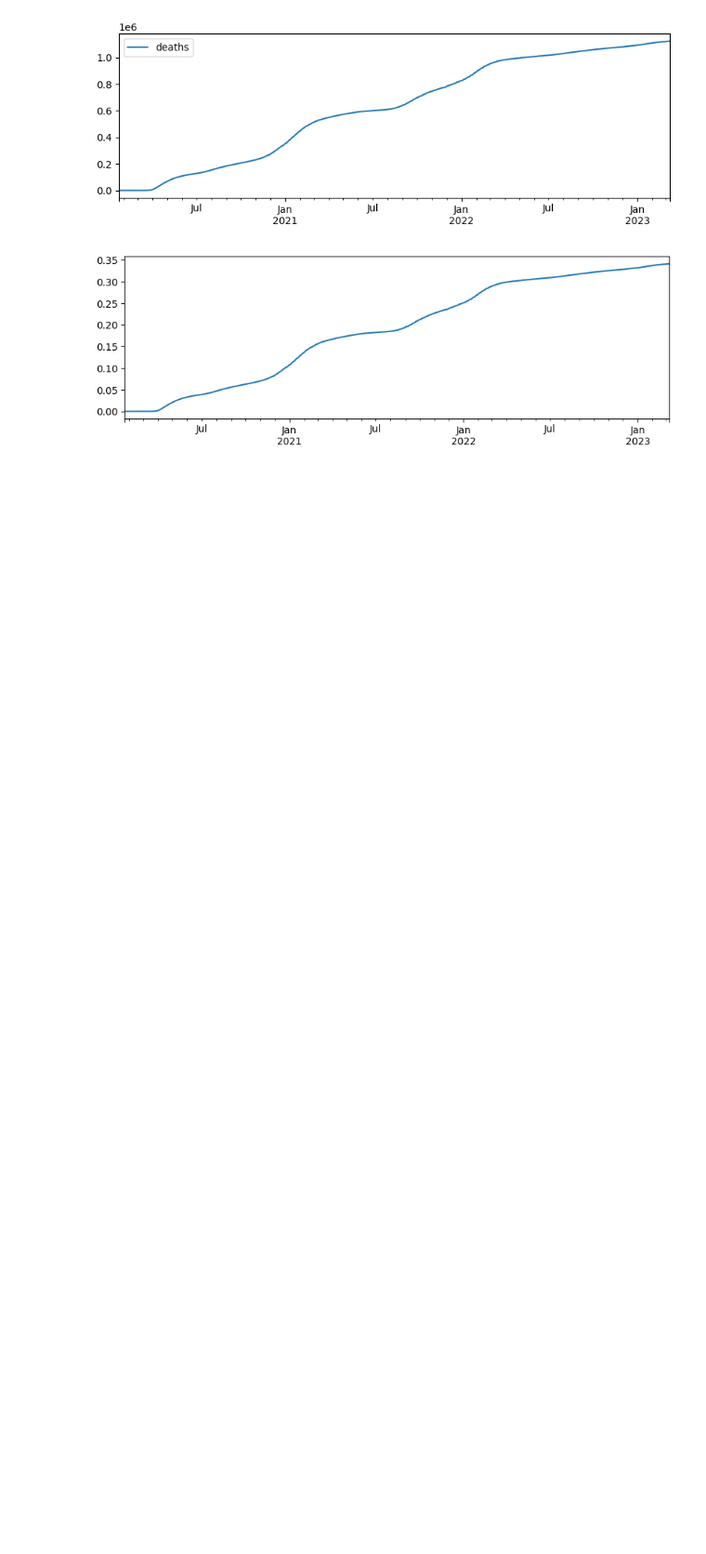
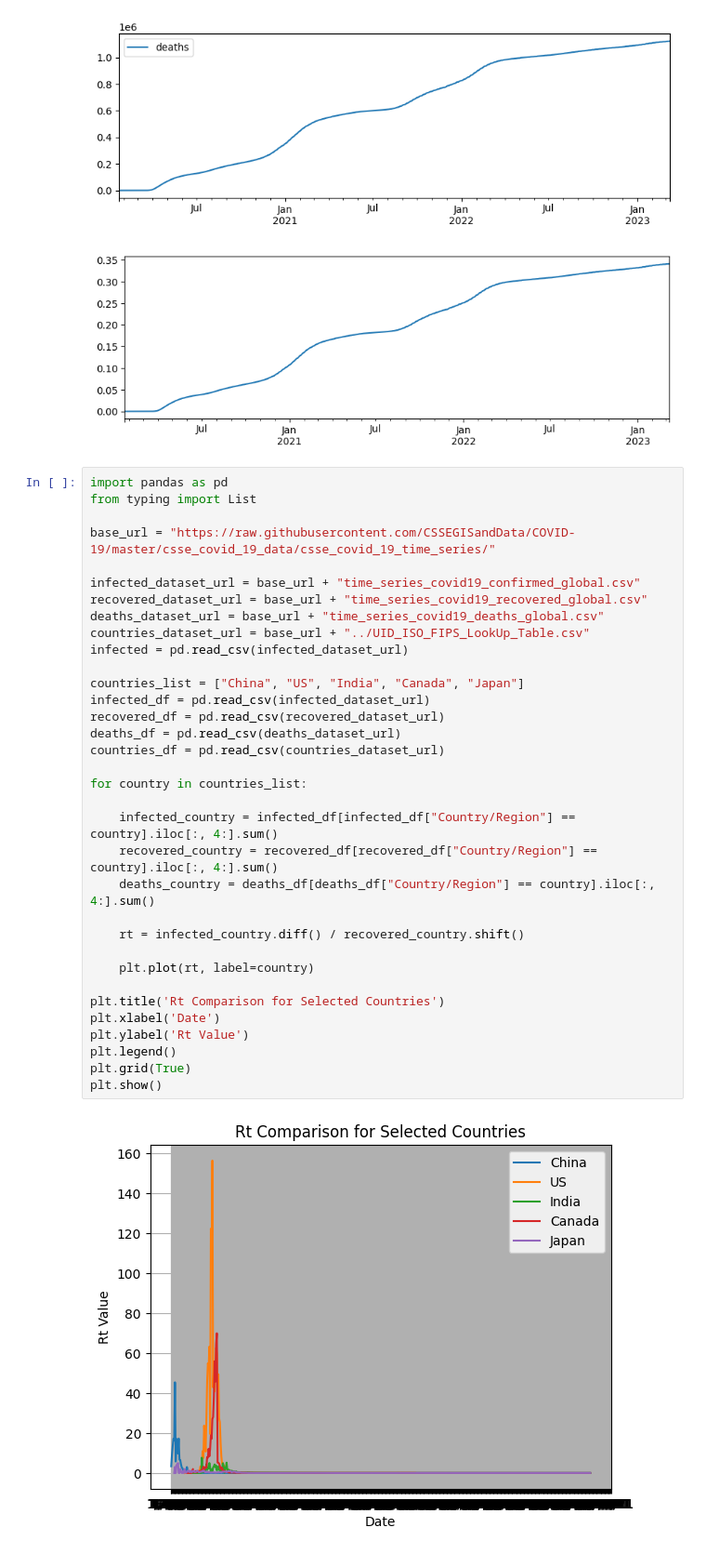
Before and after one commit to bupt-zhangleihan/assignment-1-fundamentals-of-git-laizi1688, a Jupyter notebook: 07.ipynb, the cells around one changed output. Shown at 93% size. Saved outputs shown, nothing was run; the diff lists cells and outputs as text; blank space fills up the shorter version.

```diff
--- a/07.ipynb
+++ b/07.ipynb
@@ -102,3 +102,39 @@ plt.show()
 # %% [output]
 [figure]
 [figure]
+# %%
+import pandas as pd
+from typing import List
+
+base_url = "https://raw.githubusercontent.com/CSSEGISandData/COVID-19/master/csse_covid_19_data/csse_covid_19_time_series/"
+
+infected_dataset_url = base_url + "time_series_covid19_confirmed_global.csv"
+recovered_dataset_url = base_url + "time_series_covid19_recovered_global.csv"
+deaths_dataset_url = base_url + "time_series_covid19_deaths_global.csv"
+countries_dataset_url = base_url + "../UID_ISO_FIPS_LookUp_Table.csv"
+infected = pd.read_csv(infected_dataset_url)
+
+countries_list = ["China", "US", "India", "Canada", "Japan"]
+infected_df = pd.read_csv(infected_dataset_url)
+recovered_df = pd.read_csv(recovered_dataset_url)
+deaths_df = pd.read_csv(deaths_dataset_url)
+countries_df = pd.read_csv(countries_dataset_url)
+
+for country in countries_list:
+
+    infected_country = infected_df[infected_df["Country/Region"] == country].iloc[:, 4:].sum()
+    recovered_country = recovered_df[recovered_df["Country/Region"] == country].iloc[:, 4:].sum()
+    deaths_country = deaths_df[deaths_df["Country/Region"] == country].iloc[:, 4:].sum()
+
+    rt = infected_country.diff() / recovered_country.shift()
+
+    plt.plot(rt, label=country)
+
+plt.title('Rt Comparison for Selected Countries')
+plt.xlabel('Date')
+plt.ylabel('Rt Value')
+plt.legend()
+plt.grid(True)
+plt.show()
+# %% [output]
+[figure, added]
```
Also changed, not shown: parts of 2 cells of this notebook, 1 other file.
